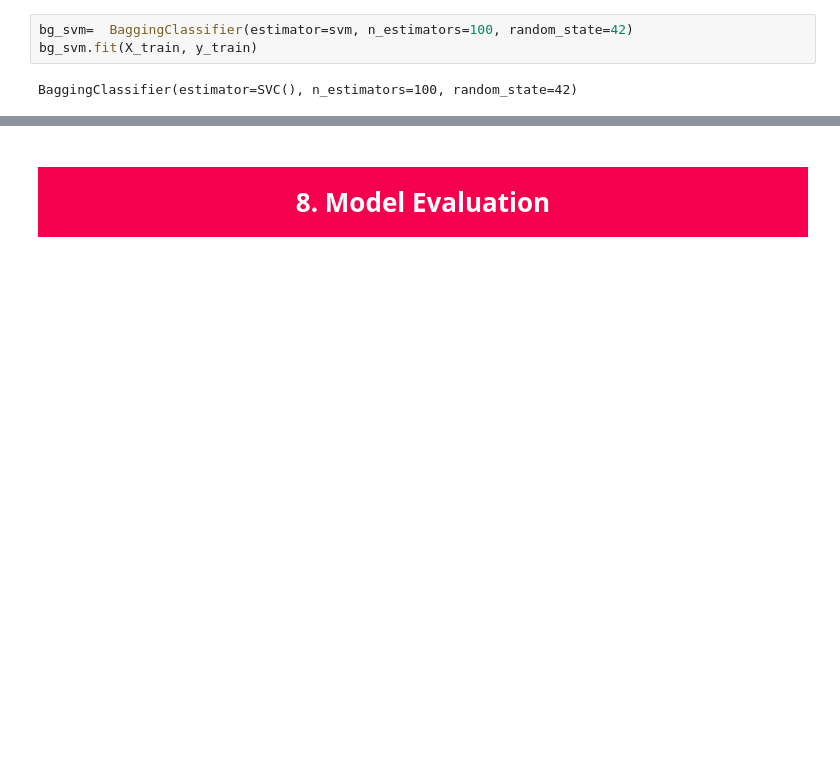
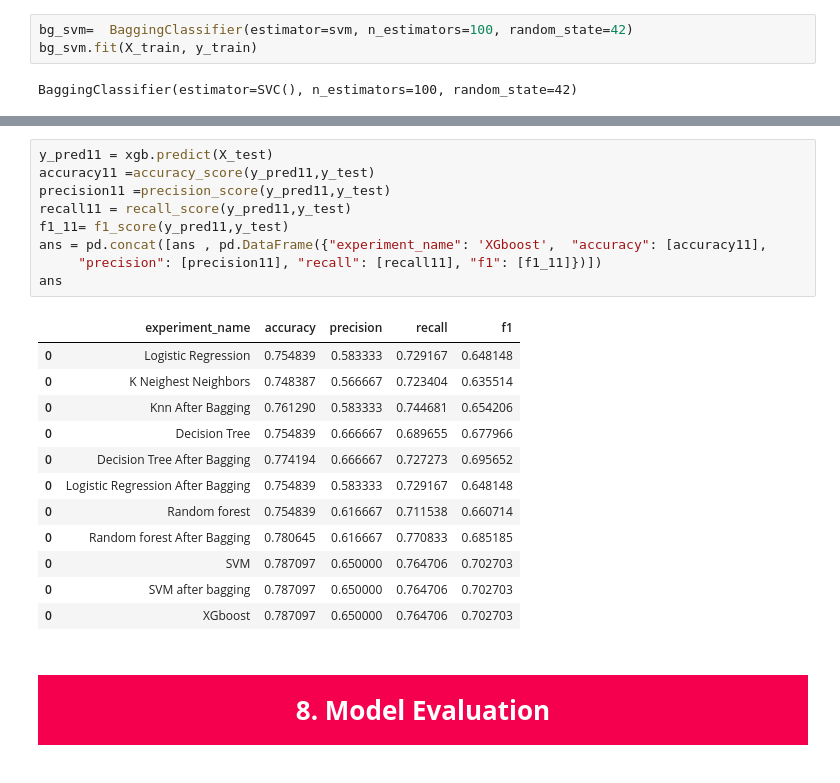
Before and after one commit to kashish-agr/Machine-Learning-Product, a Jupyter notebook: who-will-survive-titanic-data-unveiled1.ipynb, the cells around one changed output, grey strips where cells are left out. Drawn from its saved outputs; the diff is of its cells as text; blank space fills up the shorter version.

```diff
--- a/who-will-survive-titanic-data-unveiled1.ipynb
+++ b/who-will-survive-titanic-data-unveiled1.ipynb
@@ -701,3 +719,25 @@ ans
+# %%
+y_pred11 = xgb.predict(X_test)
+accuracy11 =accuracy_score(y_pred11,y_test)
+precision11 =precision_score(y_pred11,y_test)
+recall11 = recall_score(y_pred11,y_test)
+f1_11= f1_score(y_pred11,y_test)
+ans = pd.concat([ans , pd.DataFrame({"experiment_name": 'XGboost',  "accuracy": [accuracy11],
+     "precision": [precision11], "recall": [recall11], "f1": [f1_11]})])
+ans
+# %% [output]
+|  | experiment_name | accuracy | precision | recall | f1 |
+| 0 | Logistic Regression | 0.754839 | 0.583333 | 0.729167 | 0.648148 |
+| 0 | K Neighest Neighbors | 0.748387 | 0.566667 | 0.723404 | 0.635514 |
+| 0 | Knn After Bagging | 0.761290 | 0.583333 | 0.744681 | 0.654206 |
+| 0 | Decision Tree | 0.754839 | 0.666667 | 0.689655 | 0.677966 |
+| 0 | Decision Tree After Bagging | 0.774194 | 0.666667 | 0.727273 | 0.695652 |
+| 0 | Logistic Regression After Bagging | 0.754839 | 0.583333 | 0.729167 | 0.648148 |
+| 0 | Random forest | 0.754839 | 0.616667 | 0.711538 | 0.660714 |
+| 0 | Random forest After Bagging | 0.780645 | 0.616667 | 0.770833 | 0.685185 |
+| 0 | SVM | 0.787097 | 0.650000 | 0.764706 | 0.702703 |
+| 0 | SVM after bagging | 0.787097 | 0.650000 | 0.764706 | 0.702703 |
+| 0 | XGboost | 0.787097 | 0.650000 | 0.764706 | 0.702703 |
 # %% [markdown]
 <a id="8"></a>
 # <div style="text-align: center; background: #F5004F; font-family: 'Trebuchet MS', Arial, sans-serif; color: white; padding: 15px; font-size: 26px; font-weight: bold; line-height: 1.1; border-radius: 70% 70% 70% 70%  / 100px; margin-bottom: 20px; box-shadow: 0px 4px 6px rgba(0, 0, 0, 0.1);">8. Model Evaluation</div>
```
Also changed, not shown: parts of 20 cells of this notebook.
